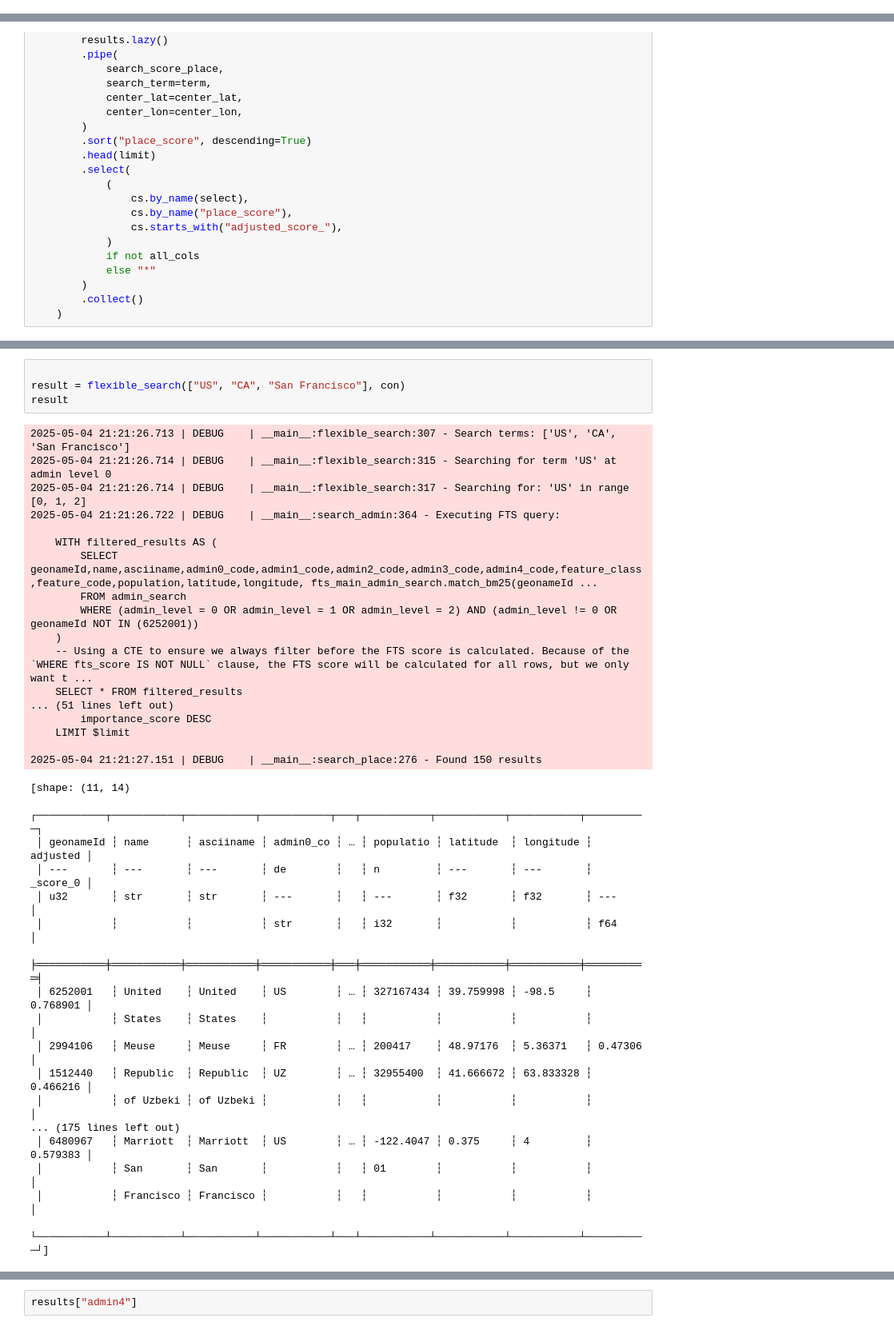
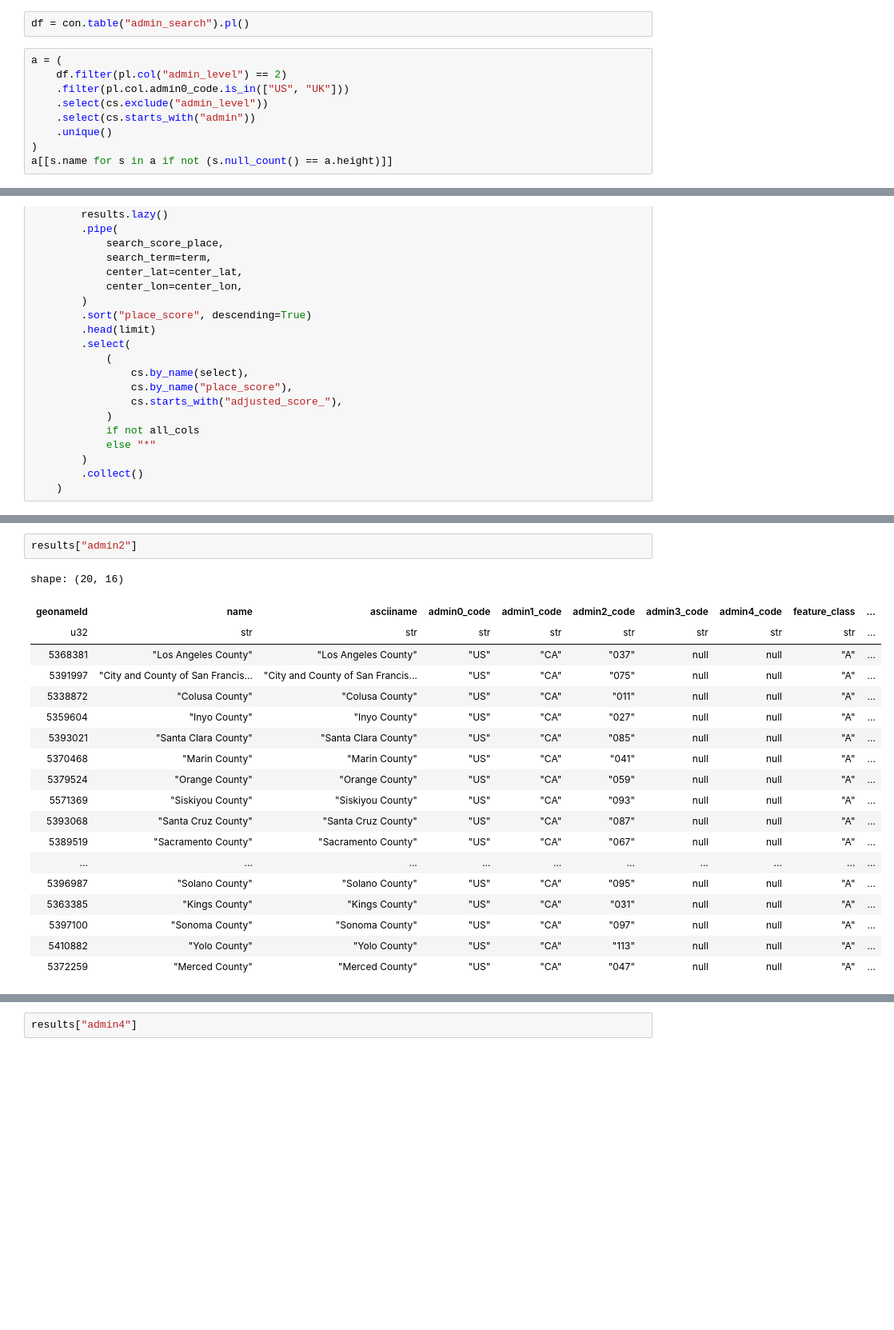
Before and after one commit to SamBroomy/heisenberg, a Jupyter notebook: test.ipynb, the cells around one changed output, grey strips where cells are left out. Shown at 80% size. Cells and saved outputs as stored; diff of their text form; blank space fills up the shorter version.

```diff
--- a/test.ipynb
+++ b/test.ipynb
@@ -1561,3 +1550,14 @@ def search_admin(
         )
         .collect()
     )
+# %%
+df = con.table("admin_search").pl()
+# %%
+a = (
+    df.filter(pl.col("admin_level") == 2)
+    .filter(pl.col.admin0_code.is_in(["US", "UK"]))
+    .select(cs.exclude("admin_level"))
+    .select(cs.starts_with("admin"))
+    .unique()
+)
+a[[s.name for s in a if not (s.null_count() == a.height)]]
@@ -2616,42 +2623,25 @@ shape: (3, 17)
 | 11788500 | "City of Beverly Hills" | "City of Beverly Hills" | "US" | "CA" | "037" | "11788500" | null | "A" | ... |
 | 11789027 | "City of Hidden Hills" | "City of Hidden Hills" | "US" | "CA" | "037" | "11789027" | null | "A" | ... |
 | 11788576 | "City of Agoura Hills" | "City of Agoura Hills" | "US" | "CA" | "037" | "11788576" | null | "A" | ... |
-# %%
-
-result = flexible_search(["US", "CA", "San Francisco"], con)
-result
-# %% [output]
-2025-05-04 21:21:26.713 | DEBUG    | __main__:flexible_search:307 - Search terms: ['US', 'CA', 'San Francisco']
-2025-05-04 21:21:26.714 | DEBUG    | __main__:flexible_search:315 - Searching for term 'US' at admin level 0
-2025-05-04 21:21:26.714 | DEBUG    | __main__:flexible_search:317 - Searching for: 'US' in range [0, 1, 2]
-2025-05-04 21:21:26.722 | DEBUG    | __main__:search_admin:364 - Executing FTS query:
-
-    WITH filtered_results AS (
-        SELECT geonameId,name,asciiname,admin0_code,admin1_code,admin2_code,admin3_code,admin4_code,feature_class,feature_code,population,latitude,longitude, fts_main_admin_search.match_bm25(geonameId ...
-        FROM admin_search
-        WHERE (admin_level = 0 OR admin_level = 1 OR admin_level = 2) AND (admin_level != 0 OR geonameId NOT IN (6252001))
-    )
-    -- Using a CTE to ensure we always filter before the FTS score is calculated. Because of the `WHERE fts_score IS NOT NULL` clause, the FTS score will be calculated for all rows, but we only want t ...
-    SELECT * FROM filtered_results
-... (51 lines left out)
-        importance_score DESC
-    LIMIT $limit
-
-2025-05-04 21:21:27.151 | DEBUG    | __main__:search_place:276 - Found 150 results
-[shape: (11, 14)
- ┌───────────┬───────────┬───────────┬───────────┬───┬───────────┬───────────┬───────────┬──────────┐
- │ geonameId ┆ name      ┆ asciiname ┆ admin0_co ┆ … ┆ populatio ┆ latitude  ┆ longitude ┆ adjusted │
- │ ---       ┆ ---       ┆ ---       ┆ de        ┆   ┆ n         ┆ ---       ┆ ---       ┆ _score_0 │
- │ u32       ┆ str       ┆ str       ┆ ---       ┆   ┆ ---       ┆ f32       ┆ f32       ┆ ---      │
- │           ┆           ┆           ┆ str       ┆   ┆ i32       ┆           ┆           ┆ f64      │
- ╞═══════════╪═══════════╪═══════════╪═══════════╪═══╪═══════════╪═══════════╪═══════════╪══════════╡
- │ 6252001   ┆ United    ┆ United    ┆ US        ┆ … ┆ 327167434 ┆ 39.759998 ┆ -98.5     ┆ 0.768901 │
- │           ┆ States    ┆ States    ┆           ┆   ┆           ┆           ┆           ┆          │
- │ 2994106   ┆ Meuse     ┆ Meuse     ┆ FR        ┆ … ┆ 200417    ┆ 48.97176  ┆ 5.36371   ┆ 0.47306  │
- │ 1512440   ┆ Republic  ┆ Republic  ┆ UZ        ┆ … ┆ 32955400  ┆ 41.666672 ┆ 63.833328 ┆ 0.466216 │
- │           ┆ of Uzbeki ┆ of Uzbeki ┆           ┆   ┆           ┆           ┆           ┆          │
-... (175 lines left out)
- │ 6480967   ┆ Marriott  ┆ Marriott  ┆ US        ┆ … ┆ -122.4047 ┆ 0.375     ┆ 4         ┆ 0.579383 │
- │           ┆ San       ┆ San       ┆           ┆   ┆ 01        ┆           ┆           ┆          │
- │           ┆ Francisco ┆ Francisco ┆           ┆   ┆           ┆           ┆           ┆          │
- └───────────┴───────────┴───────────┴───────────┴───┴───────────┴───────────┴───────────┴──────────┘]
+# %%
+results["admin2"]
+# %% [output]
+shape: (20, 16)
+| geonameId | name | asciiname | admin0_code | admin1_code | admin2_code | admin3_code | admin4_code | feature_class | ... |
+| u32 | str | str | str | str | str | str | str | str | ... |
+| 5368381 | "Los Angeles County" | "Los Angeles County" | "US" | "CA" | "037" | null | null | "A" | ... |
+| 5391997 | "City and County of San Francis… | "City and County of San Francis… | "US" | "CA" | "075" | null | null | "A" | ... |
+| 5338872 | "Colusa County" | "Colusa County" | "US" | "CA" | "011" | null | null | "A" | ... |
+| 5359604 | "Inyo County" | "Inyo County" | "US" | "CA" | "027" | null | null | "A" | ... |
+| 5393021 | "Santa Clara County" | "Santa Clara County" | "US" | "CA" | "085" | null | null | "A" | ... |
+| 5370468 | "Marin County" | "Marin County" | "US" | "CA" | "041" | null | null | "A" | ... |
+| 5379524 | "Orange County" | "Orange County" | "US" | "CA" | "059" | null | null | "A" | ... |
+| 5571369 | "Siskiyou County" | "Siskiyou County" | "US" | "CA" | "093" | null | null | "A" | ... |
+| 5393068 | "Santa Cruz County" | "Santa Cruz County" | "US" | "CA" | "087" | null | null | "A" | ... |
+| 5389519 | "Sacramento County" | "Sacramento County" | "US" | "CA" | "067" | null | null | "A" | ... |
+| ... | ... | ... | ... | ... | ... | ... | ... | ... | ... |
+| 5396987 | "Solano County" | "Solano County" | "US" | "CA" | "095" | null | null | "A" | ... |
+| 5363385 | "Kings County" | "Kings County" | "US" | "CA" | "031" | null | null | "A" | ... |
+| 5397100 | "Sonoma County" | "Sonoma County" | "US" | "CA" | "097" | null | null | "A" | ... |
+| 5410882 | "Yolo County" | "Yolo County" | "US" | "CA" | "113" | null | null | "A" | ... |
+| 5372259 | "Merced County" | "Merced County" | "US" | "CA" | "047" | null | null | "A" | ... |
```
Also changed, not shown: parts of 20 cells of this notebook, 4 other files.
